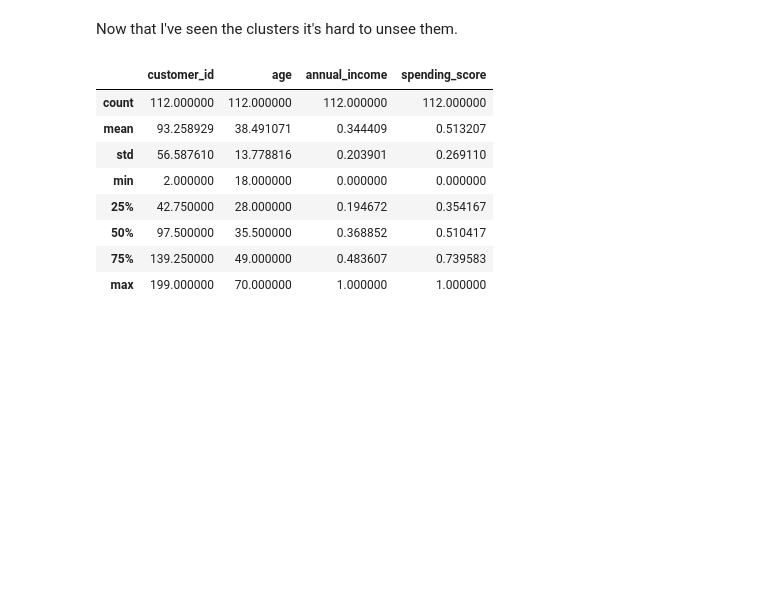
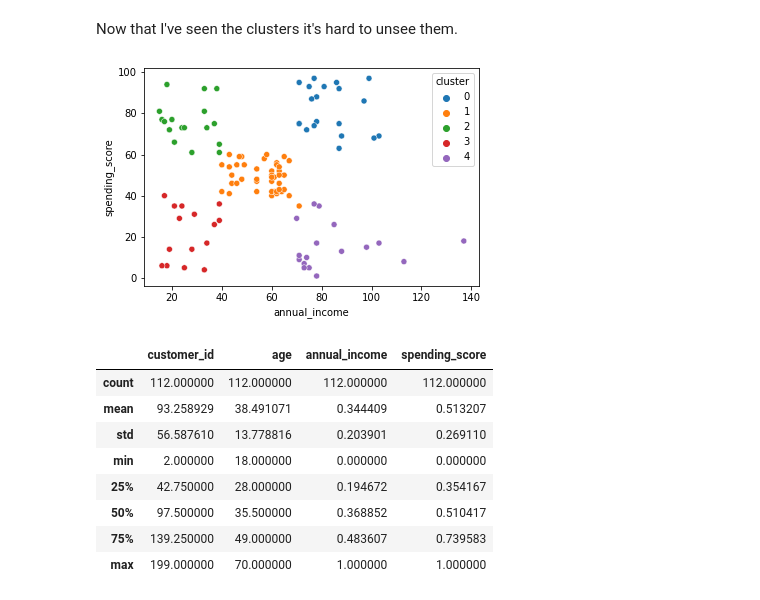
Before and after one commit to alegarcia-dev/clustering-exercises, a Jupyter notebook: modeling.ipynb, the cells around one changed output. Drawn from its saved outputs; the diff is of its cells as text; code cells hidden in the pictures; blank space fills up the shorter version.

```diff
--- a/modeling.ipynb
+++ b/modeling.ipynb
@@ -163,3 +173,7 @@ Now that I've seen the clusters it's hard to unsee them.
+# %%
+sns.scatterplot(data = train, y = 'spending_score', x = 'annual_income', hue = 'cluster');
+# %% [output]
+[figure, added]
 # %%
 # Let's try using different scalers. MinMaxScaler
 columns = ['spending_score', 'annual_income']
```
Also changed, not shown: parts of 8 cells of this notebook.
